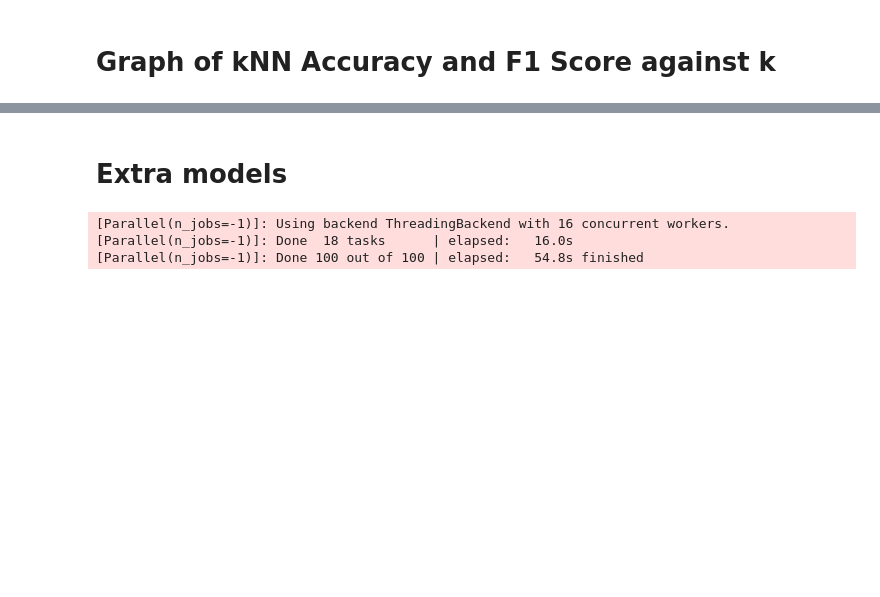
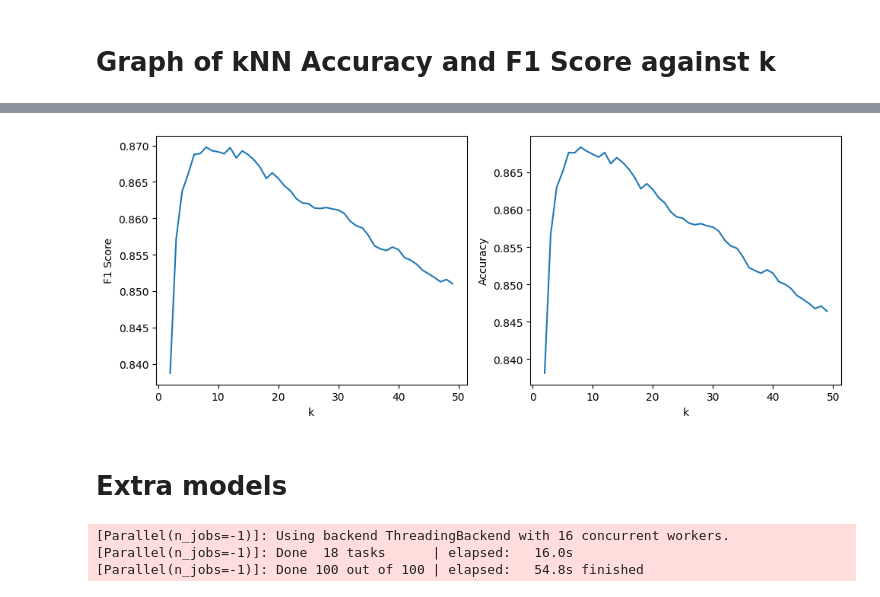
Before and after one commit to m-pluta/machine-learning, a Jupyter notebook: vsdc48.ipynb, the cells around one changed output, grey strips where cells are left out. Drawn from its saved outputs; the diff is of its cells as text; code cells hidden in the pictures; blank space fills up the shorter version.

```diff
--- a/vsdc48.ipynb
+++ b/vsdc48.ipynb
@@ -476,15 +476,29 @@ print(test_features.shape)
 # %% [markdown]
 # Grid Search Logistic Regression Hyperparameters
 # %%
-param_grid = {
-    'solver': ['newton-cg', 'sag', 'saga', 'lbfgs'],
-    'penalty': ['l1', 'l2', 'elasticnet'],
-    'C': [10, 5, 1, 0.5, 0.1]
-}
+param_grid = [
+    {
+        'solver': ['saga'],
+        'penalty': ['elasticnet'],
+        'C': [10, 5, 1, 0.5, 0.1],
+        'l1_ratio': [0.25, 0.5, 0.75],
+        'multi_class': ['multinomial']},
+    {
+        'solver': ['saga'],
+        'penalty': ['l1', 'l2', 'none'],
+        'C': [10, 5, 1, 0.5, 0.1],
+        'multi_class': ['multinomial']},
+    {
+        'solver': ['sag', 'lbfgs', 'newton-cg'],
+        'penalty': ['l2', 'none'],
+        'C': [10, 5, 1, 0.5, 0.1],
+        'multi_class': ['multinomial']}
+]
 
 logistic_regressor = LogisticRegression(
     class_weight='balanced',
-    max_iter=200,
+    max_iter=400,
+    verbose=1,
     n_jobs=-1,
     random_state=42)
 
@@ -543,7 +647,7 @@ accuracys = []
 
 for i in range(2, 50, 1):
     # Create an instance of the KNN classifier
-    knn = KNeighborsClassifier(**knn_grid_search.best_params_, n_jobs=-1)
+    knn = KNeighborsClassifier(metric='euclidean', weights='distance', n_neighbors=i, n_jobs=-1)
 
     # Fit the classifier to the training data
     knn.fit(train_features, y_train)
@@ -561,18 +683,20 @@ for i in range(2, 50, 1):
 # %%
-STEP = 3
+STEP = 1
 k_values = range(2, 50, STEP)
 fig, (ax1, ax2) = plt.subplots(1, 2, figsize=(10, 4))
 
 ax1.plot(k_values, f1s[::STEP])
 ax1.set_xlabel('k')
 ax1.set_ylabel('F1 Score')
 
 ax2.plot(k_values, accuracys[::STEP])
 ax2.set_xlabel('k')
 ax2.set_ylabel('Accuracy')
 
 plt.tight_layout()
 plt.show()
+# %% [output]
+[figure, added]
 # %% [markdown]
 # Extra models
 # %%
```
Also changed, not shown: parts of 4 cells of this notebook.
